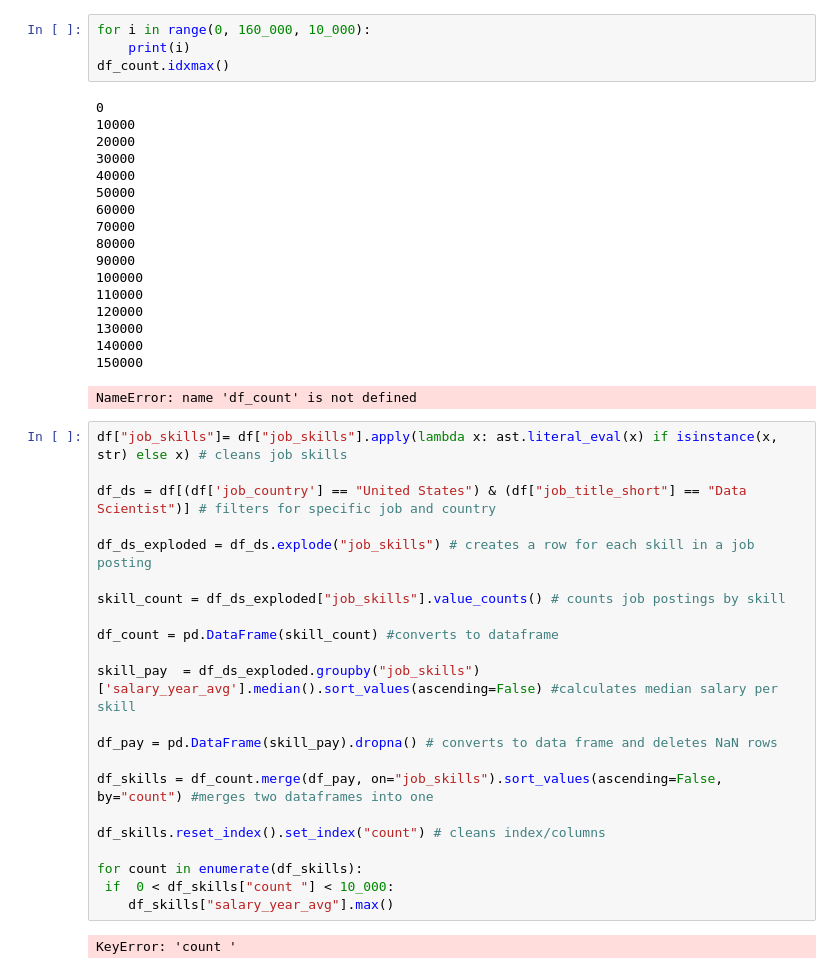
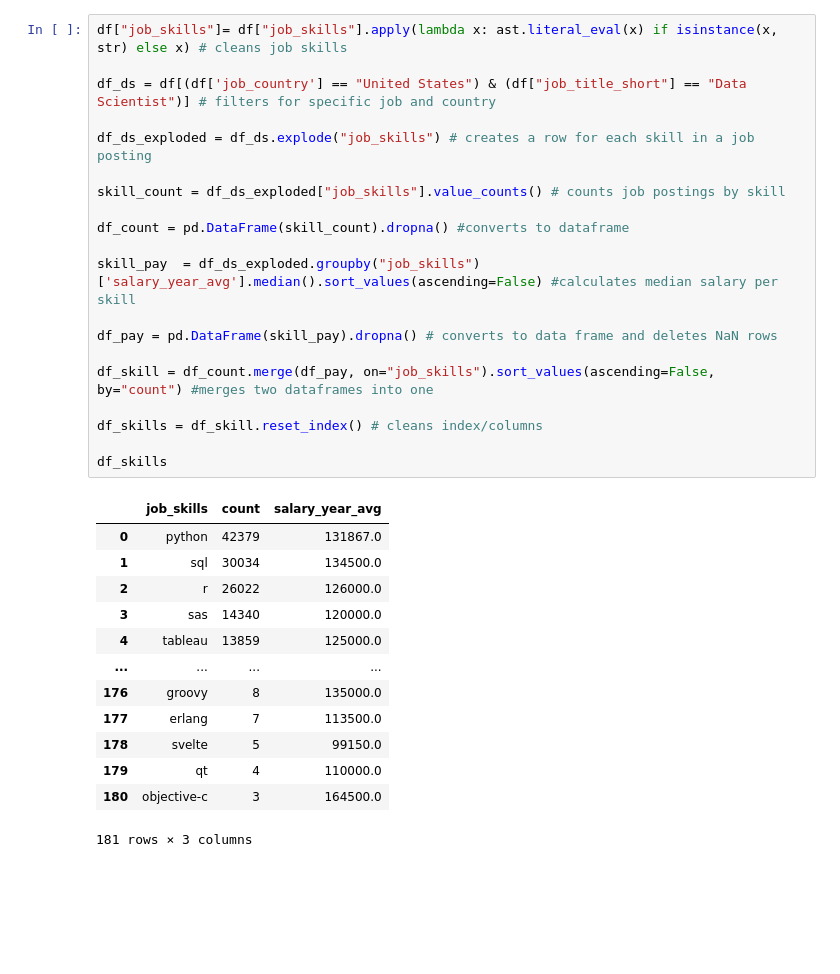
Before and after one commit to alejandrogomezpaz/Python-Project, a Jupyter notebook: Pareto frontier skill analysis.IPYNB, the cells around one changed output. Cells and saved outputs as stored; diff of their text form; blank space fills up the shorter version.

```diff
--- a/Pareto frontier skill analysis.IPYNB
+++ b/Pareto frontier skill analysis.IPYNB
@@ -22,49 +25,37 @@ df = ds['train'].to_pandas() #imports data inot python
 | 785739 | Data Engineer | Principal Associate, Data Enginee... | Newark, New Jersey, Amerika Serikat | melalui Recruit.net | Pekerjaan tetap | False | ... |
 | 785740 | Software Engineer | AWS System Analyst | India | melalui Trigyn | Pekerjaan tetap | False | ... |
 785741 rows × 17 columns
-# %%
-for i in range(0, 160_000, 10_000):
-    print(i)
-df_count.idxmax()
-# %% [output]
-0
-10000
-20000
-30000
-40000
-50000
-60000
-70000
-80000
-90000
-100000
-110000
-120000
-130000
-140000
-150000
-NameError: name 'df_count' is not defined
 # %%
 df["job_skills"]= df["job_skills"].apply(lambda x: ast.literal_eval(x) if isinstance(x, str) else x) # cleans job skills
 
 df_ds = df[(df['job_country'] == "United States") & (df["job_title_short"] == "Data Scientist")] # filters for specific job and country
 
 df_ds_exploded = df_ds.explode("job_skills") # creates a row for each skill in a job posting
 
 skill_count = df_ds_exploded["job_skills"].value_counts() # counts job postings by skill
 
-df_count = pd.DataFrame(skill_count) #converts to dataframe
+df_count = pd.DataFrame(skill_count).dropna() #converts to dataframe
 
 skill_pay  = df_ds_exploded.groupby("job_skills")['salary_year_avg'].median().sort_values(ascending=False) #calculates median salary per skill
 
 df_pay = pd.DataFrame(skill_pay).dropna() # converts to data frame and deletes NaN rows
 
-df_skills = df_count.merge(df_pay, on="job_skills").sort_values(ascending=False, by="count") #merges two dataframes into one
+df_skill = df_count.merge(df_pay, on="job_skills").sort_values(ascending=False, by="count") #merges two dataframes into one
 
-df_skills.reset_index().set_index("count") # cleans index/columns
+df_skills = df_skill.reset_index() # cleans index/columns
 
-for count in enumerate(df_skills):
- if  0 < df_skills["count "] < 10_000:
-    df_skills["salary_year_avg"].max()
+df_skills
 # %% [output]
+|  | job_skills | count | salary_year_avg |
+| 0 | python | 42379 | 131867.0 |
+| 1 | sql | 30034 | 134500.0 |
+| 2 | r | 26022 | 126000.0 |
+| 3 | sas | 14340 | 120000.0 |
+| 4 | tableau | 13859 | 125000.0 |
+| ... | ... | ... | ... |
+| 176 | groovy | 8 | 135000.0 |
+| 177 | erlang | 7 | 113500.0 |
+| 178 | svelte | 5 | 99150.0 |
+| 179 | qt | 4 | 110000.0 |
+| 180 | objective-c | 3 | 164500.0 |
-KeyError: 'count '
+181 rows × 3 columns
```
Also changed, not shown: parts of 3 cells of this notebook.
